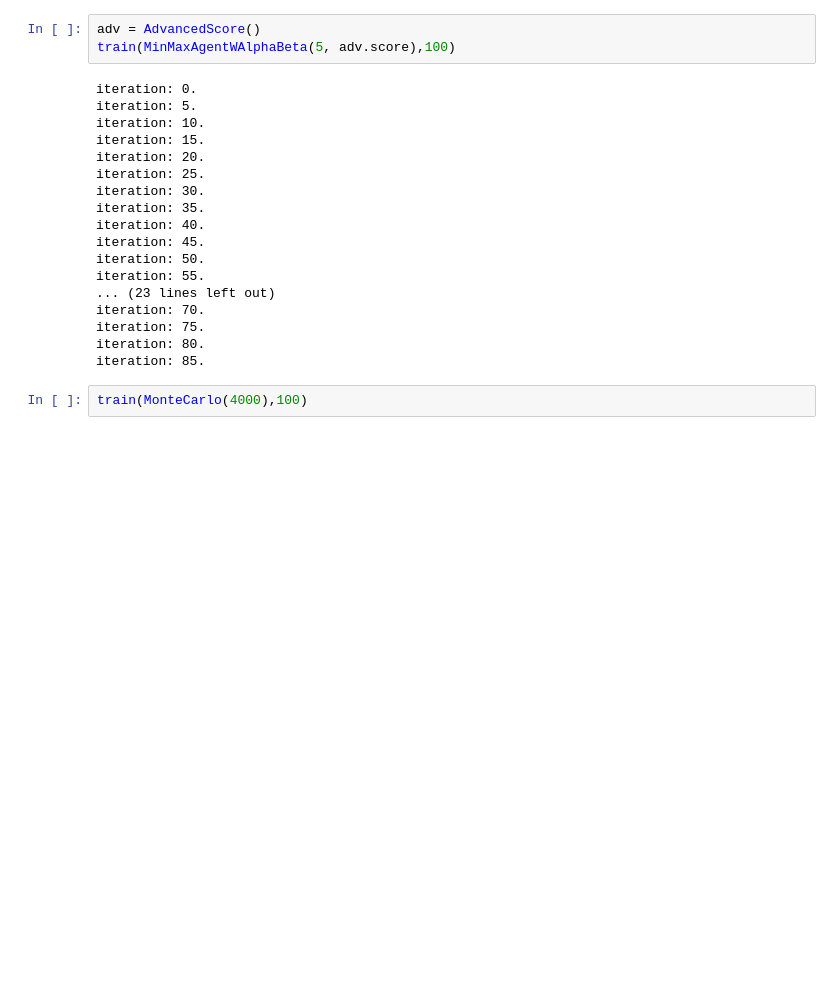
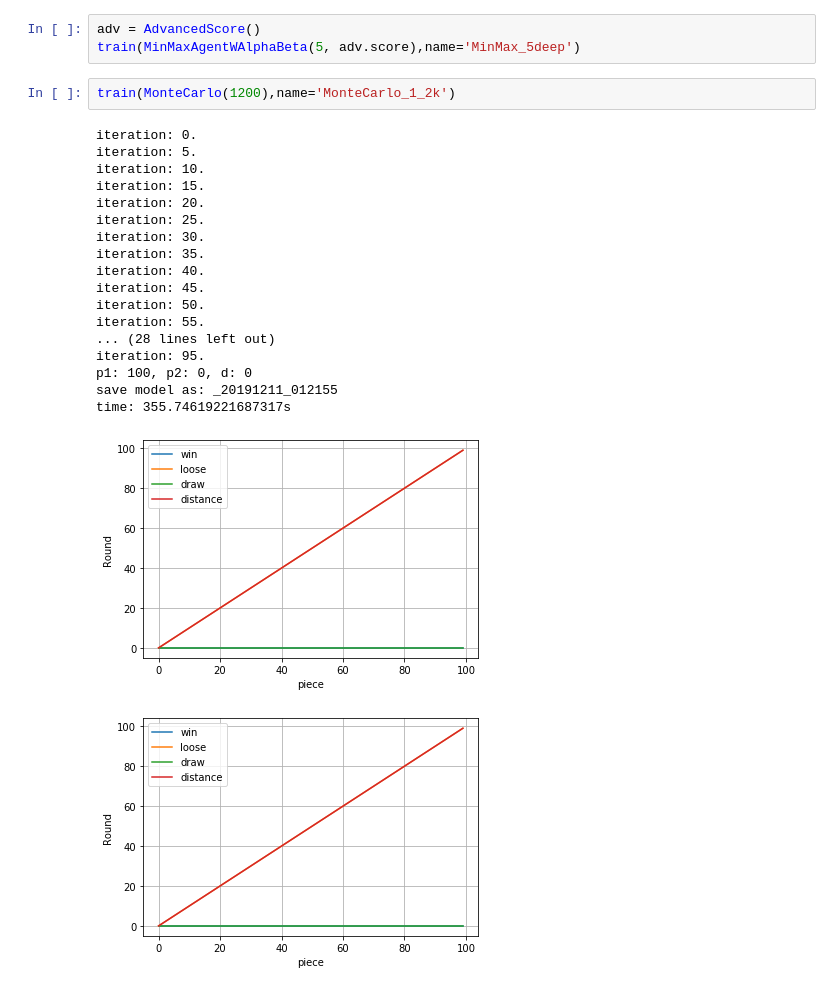
Before and after one commit to gr4cza/Connect4_AI, a Jupyter notebook: notebooks/Q_lear_train.ipynb, the cells around one changed output. Saved outputs shown, nothing was run; the diff lists cells and outputs as text; blank space fills up the shorter version.

```diff
--- a/notebooks/Q_lear_train.ipynb
+++ b/notebooks/Q_lear_train.ipynb
@@ -69,24 +70,26 @@ time: 0.6924259662628174s
 # %%
 adv = AdvancedScore()
-train(MinMaxAgentWAlphaBeta(5, adv.score),100)
+train(MinMaxAgentWAlphaBeta(5, adv.score),name='MinMax_5deep')
-# %% [output]
-iteration: 0.
-iteration: 5.
-iteration: 10.
-iteration: 15.
-iteration: 20.
-iteration: 25.
-iteration: 30.
-iteration: 35.
-iteration: 40.
-iteration: 45.
-iteration: 50.
-iteration: 55.
-... (23 lines left out)
-iteration: 70.
-iteration: 75.
-iteration: 80.
-iteration: 85.
-# %%
-train(MonteCarlo(4000),100)
+# %%
+train(MonteCarlo(1200),name='MonteCarlo_1_2k')
+# %% [output]
+iteration: 0.
+iteration: 5.
+iteration: 10.
+iteration: 15.
+iteration: 20.
+iteration: 25.
+iteration: 30.
+iteration: 35.
+iteration: 40.
+iteration: 45.
+iteration: 50.
+iteration: 55.
+... (28 lines left out)
+iteration: 95.
+p1: 100, p2: 0, d: 0
+save model as: _20191211_012155
+time: 355.74619221687317s
+[figure, added]
+[figure, added]
 # %%
```
Also changed, not shown: parts of 5 cells of this notebook.
